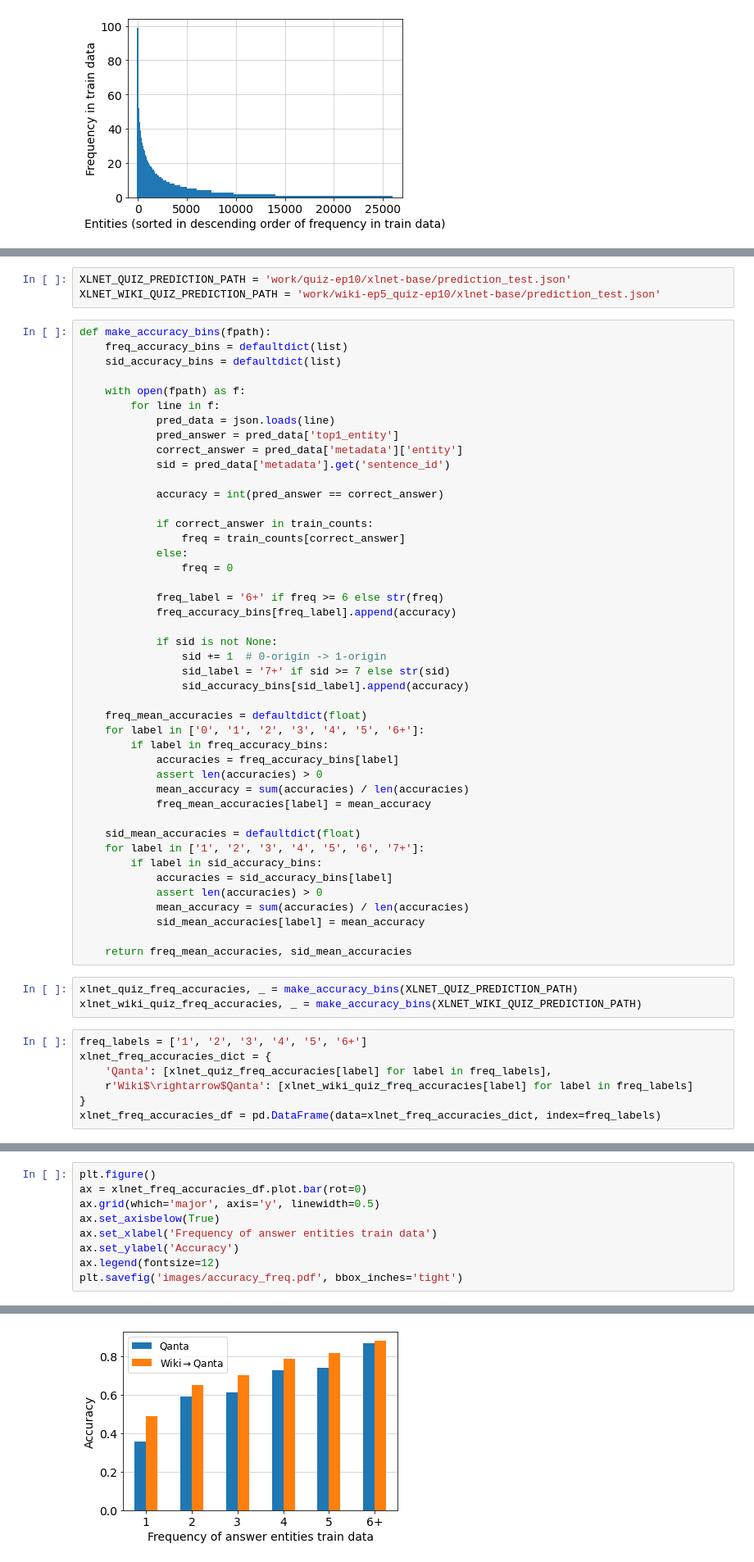
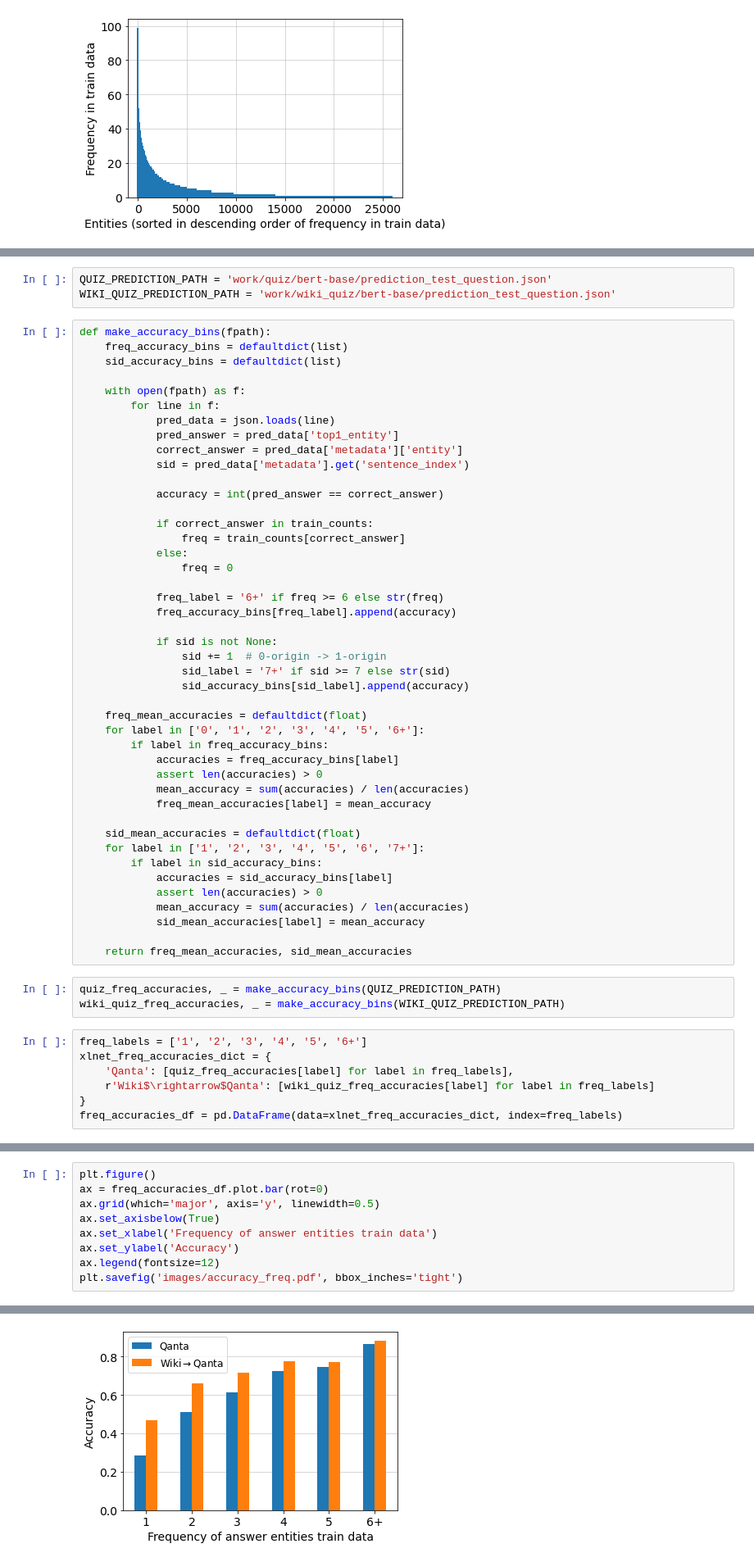
Before and after one commit to singletongue/closed-book-qa, a Jupyter notebook: analysis.ipynb, the cells around one changed output, grey strips where cells are left out. Shown: that part at 82% size. Saved outputs shown, nothing was run; the diff lists cells and outputs as text.

```diff
--- a/analysis.ipynb
+++ b/analysis.ipynb
@@ -77,8 +71,8 @@ print(1 - num_unanswerable / len(questions))
 648
 0.8421052631578947
 # %%
-XLNET_QUIZ_PREDICTION_PATH = 'work/quiz-ep10/xlnet-base/prediction_test.json'
-XLNET_WIKI_QUIZ_PREDICTION_PATH = 'work/wiki-ep5_quiz-ep10/xlnet-base/prediction_test.json'
+QUIZ_PREDICTION_PATH = 'work/quiz/bert-base/prediction_test_question.json'
+WIKI_QUIZ_PREDICTION_PATH = 'work/wiki_quiz/bert-base/prediction_test_question.json'
 # %%
 def make_accuracy_bins(fpath):
     freq_accuracy_bins = defaultdict(list)
@@ -89,7 +83,7 @@ def make_accuracy_bins(fpath):
             pred_data = json.loads(line)
             pred_answer = pred_data['top1_entity']
             correct_answer = pred_data['metadata']['entity']
-            sid = pred_data['metadata'].get('sentence_id')
+            sid = pred_data['metadata'].get('sentence_index')
 
             accuracy = int(pred_answer == correct_answer)
 
@@ -124,12 +118,12 @@ def make_accuracy_bins(fpath):
 
     return freq_mean_accuracies, sid_mean_accuracies
 # %%
-xlnet_quiz_freq_accuracies, _ = make_accuracy_bins(XLNET_QUIZ_PREDICTION_PATH)
-xlnet_wiki_quiz_freq_accuracies, _ = make_accuracy_bins(XLNET_WIKI_QUIZ_PREDICTION_PATH)
+quiz_freq_accuracies, _ = make_accuracy_bins(QUIZ_PREDICTION_PATH)
+wiki_quiz_freq_accuracies, _ = make_accuracy_bins(WIKI_QUIZ_PREDICTION_PATH)
 # %%
 freq_labels = ['1', '2', '3', '4', '5', '6+']
 xlnet_freq_accuracies_dict = {
-    'Qanta': [xlnet_quiz_freq_accuracies[label] for label in freq_labels],
-    r'Wiki$\rightarrow$Qanta': [xlnet_wiki_quiz_freq_accuracies[label] for label in freq_labels]
+    'Qanta': [quiz_freq_accuracies[label] for label in freq_labels],
+    r'Wiki$\rightarrow$Qanta': [wiki_quiz_freq_accuracies[label] for label in freq_labels]
 }
-xlnet_freq_accuracies_df = pd.DataFrame(data=xlnet_freq_accuracies_dict, index=freq_labels)
+freq_accuracies_df = pd.DataFrame(data=xlnet_freq_accuracies_dict, index=freq_labels)
@@ -146,13 +140,13 @@ xlnet_freq_accuracies_df
 # %%
 plt.figure()
-ax = xlnet_freq_accuracies_df.plot.bar(rot=0)
+ax = freq_accuracies_df.plot.bar(rot=0)
 ax.grid(which='major', axis='y', linewidth=0.5)
 ax.set_axisbelow(True)
 ax.set_xlabel('Frequency of answer entities train data')
 ax.set_ylabel('Accuracy')
 ax.legend(fontsize=12)
 plt.savefig('images/accuracy_freq.pdf', bbox_inches='tight')
 # %% [output]
 <Figure size 432x288 with 0 Axes>
-[figure, old version]
+[figure, new version]
 # %%
```
Also changed, not shown: parts of 19 cells of this notebook, 37 other files.
